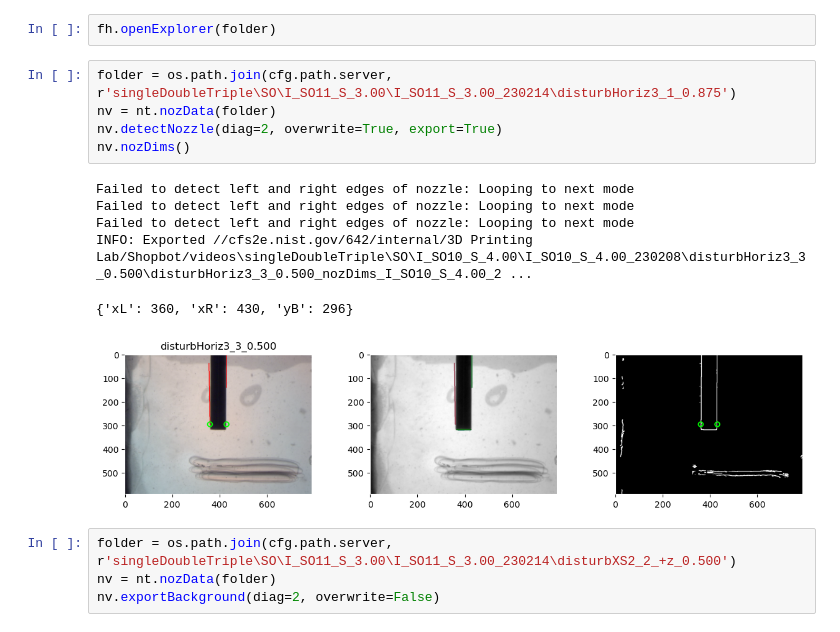
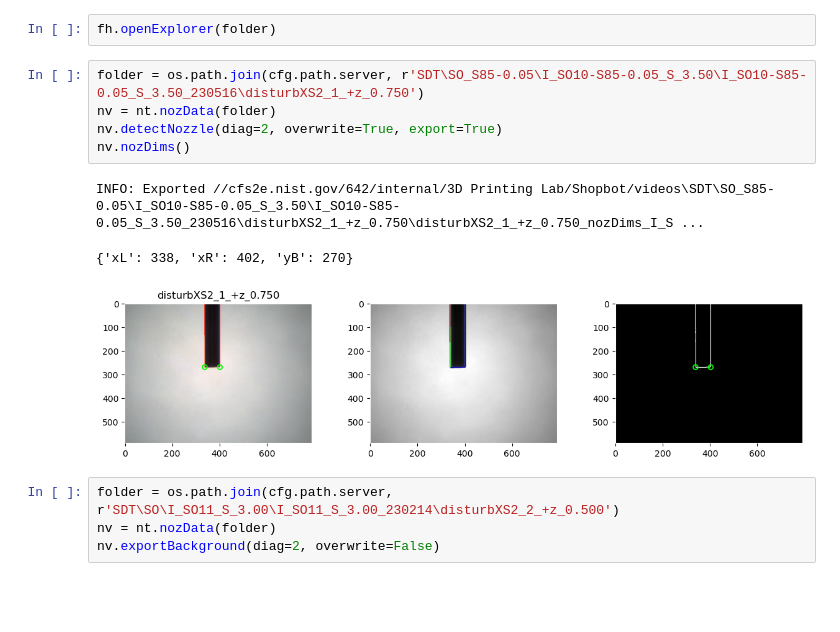
Before and after one commit to usnistgov/embedded3DPvids, a Jupyter notebook: ipynb/singleDoubleTriple/3_nozzle_detect.ipynb, the cells around one changed output. Cells and saved outputs as stored; diff of their text form; blank space fills up the shorter version.

```diff
--- a/ipynb/singleDoubleTriple/3_nozzle_detect.ipynb
+++ b/ipynb/singleDoubleTriple/3_nozzle_detect.ipynb
@@ -92,19 +60,16 @@ errorList
 # %%
 fh.openExplorer(folder)
 # %%
-folder = os.path.join(cfg.path.server, r'singleDoubleTriple\SO\I_SO11_S_3.00\I_SO11_S_3.00_230214\disturbHoriz3_1_0.875')
+folder = os.path.join(cfg.path.server, r'SDT\SO_S85-0.05\I_SO10-S85-0.05_S_3.50\I_SO10-S85-0.05_S_3.50_230516\disturbXS2_1_+z_0.750')
 nv = nt.nozData(folder)
 nv.detectNozzle(diag=2, overwrite=True, export=True)
 nv.nozDims()
 # %% [output]
-Failed to detect left and right edges of nozzle: Looping to next mode
-Failed to detect left and right edges of nozzle: Looping to next mode
-Failed to detect left and right edges of nozzle: Looping to next mode
-INFO: Exported //cfs2e.nist.gov/642/internal/3D Printing Lab/Shopbot/videos\singleDoubleTriple\SO\I_SO10_S_4.00\I_SO10_S_4.00_230208\disturbHoriz3_3_0.500\disturbHoriz3_3_0.500_nozDims_I_SO10_S_4.00_2 ...
+INFO: Exported //cfs2e.nist.gov/642/internal/3D Printing Lab/Shopbot/videos\SDT\SO_S85-0.05\I_SO10-S85-0.05_S_3.50\I_SO10-S85-0.05_S_3.50_230516\disturbXS2_1_+z_0.750\disturbXS2_1_+z_0.750_nozDims_I_S ...
-{'xL': 360, 'xR': 430, 'yB': 296}
+{'xL': 338, 'xR': 402, 'yB': 270}
-[figure, old version]
+[figure, new version]
 # %%
-folder = os.path.join(cfg.path.server, r'singleDoubleTriple\SO\I_SO11_S_3.00\I_SO11_S_3.00_230214\disturbXS2_2_+z_0.500')
+folder = os.path.join(cfg.path.server, r'SDT\SO\I_SO11_S_3.00\I_SO11_S_3.00_230214\disturbXS2_2_+z_0.500')
 nv = nt.nozData(folder)
 nv.exportBackground(diag=2, overwrite=False)
 # %%
```
Also changed, not shown: parts of 21 cells of this notebook, 32 other files.
